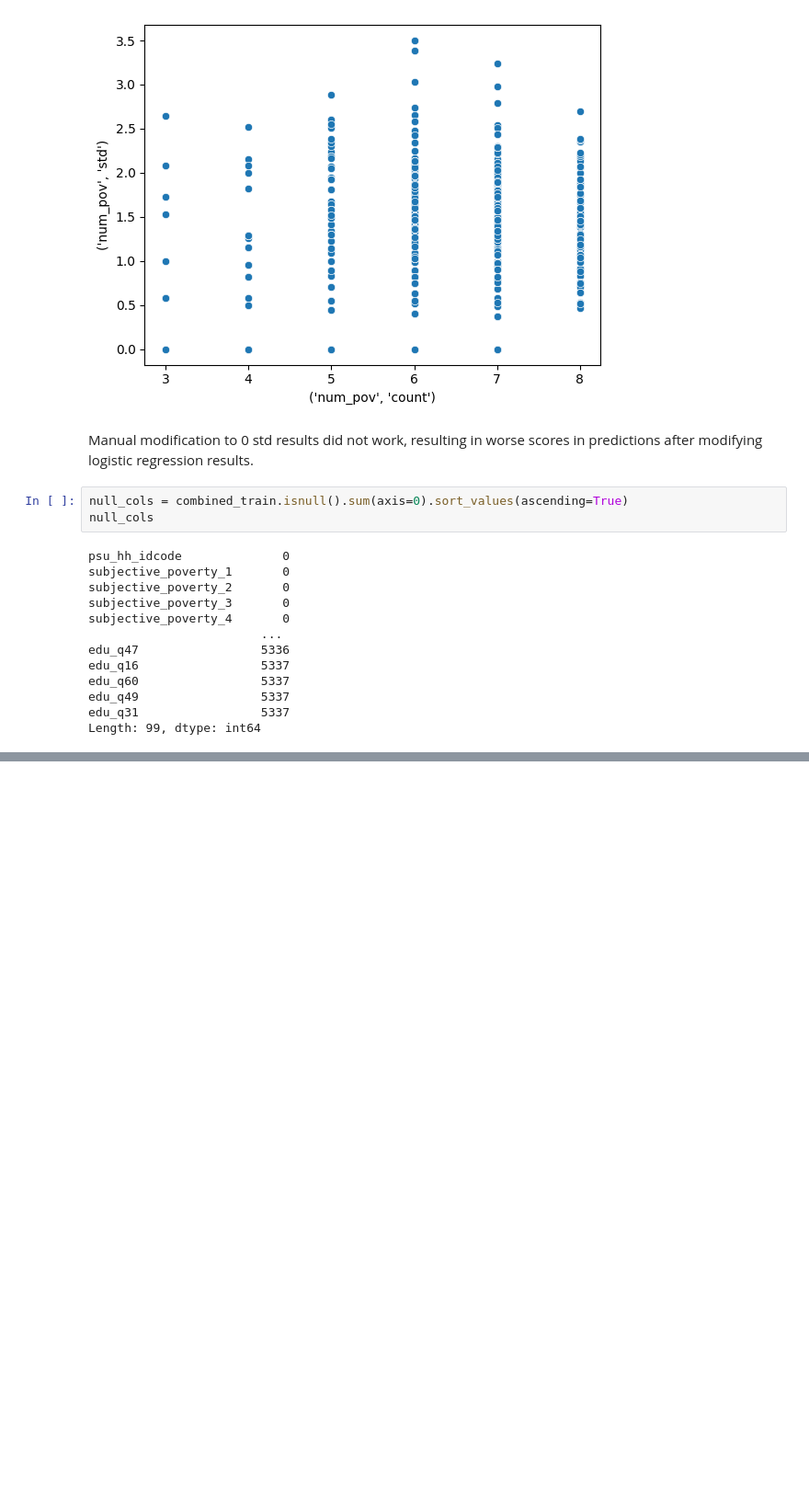
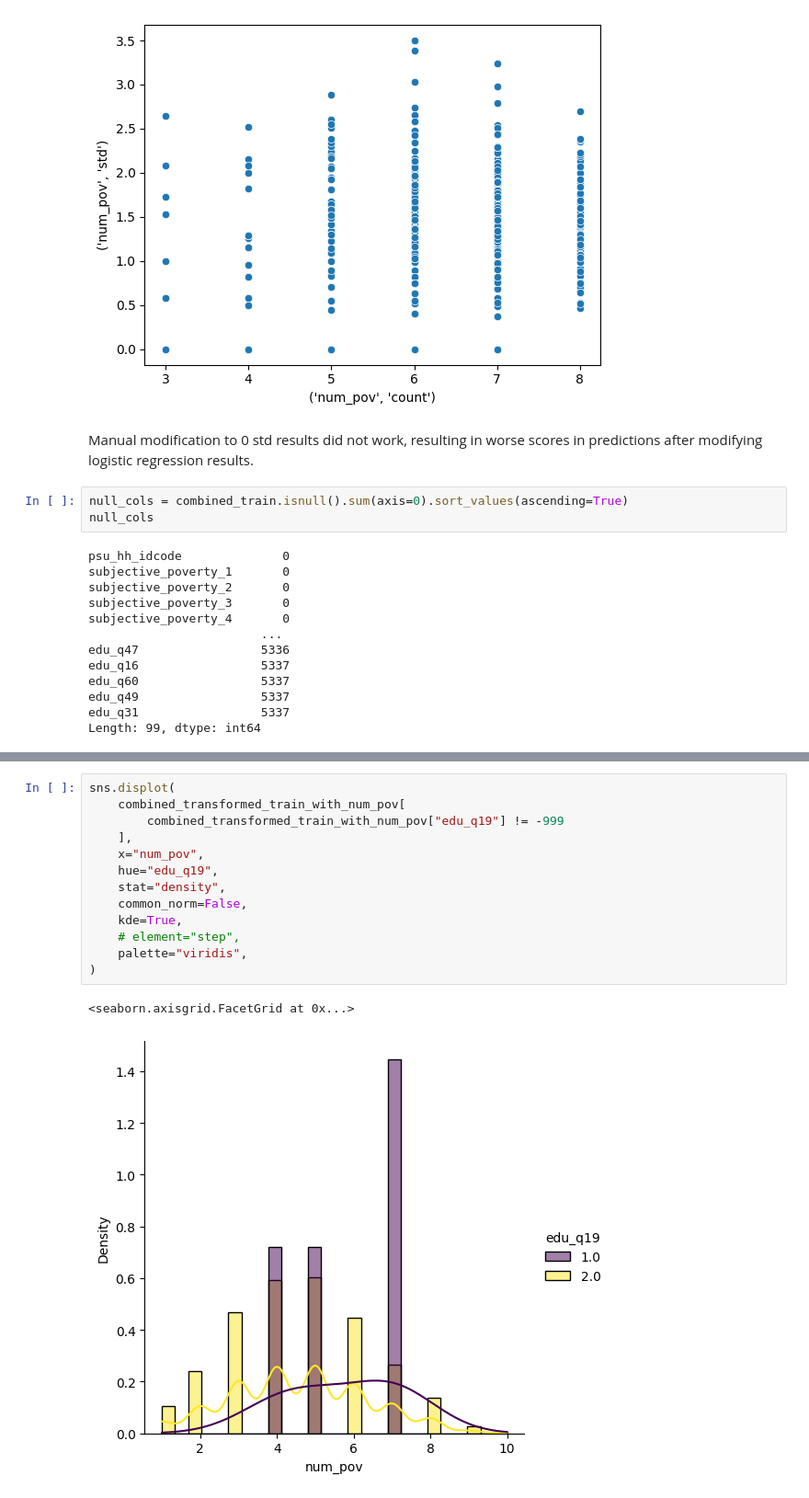
Before and after one commit to BorisLeung/STA841Kaggle, a Jupyter notebook: eda.ipynb, the cells around one changed output, grey strips where cells are left out. Shown at 92% size. Cells and saved outputs as stored; diff of their text form; blank space fills up the shorter version.

```diff
--- a/eda.ipynb
+++ b/eda.ipynb
@@ -346,0 +424,16 @@ Length: 99, dtype: int64
+# %%
+sns.displot(
+    combined_transformed_train_with_num_pov[
+        combined_transformed_train_with_num_pov["edu_q19"] != -999
+    ],
+    x="num_pov",
+    hue="edu_q19",
+    stat="density",
+    common_norm=False,
+    kde=True,
+    # element="step",
+    palette="viridis",
+)
+# %% [output]
+<seaborn.axisgrid.FacetGrid at 0x...>
+[figure, added]
```
Also changed, not shown: parts of 18 cells of this notebook, 1 other file.
